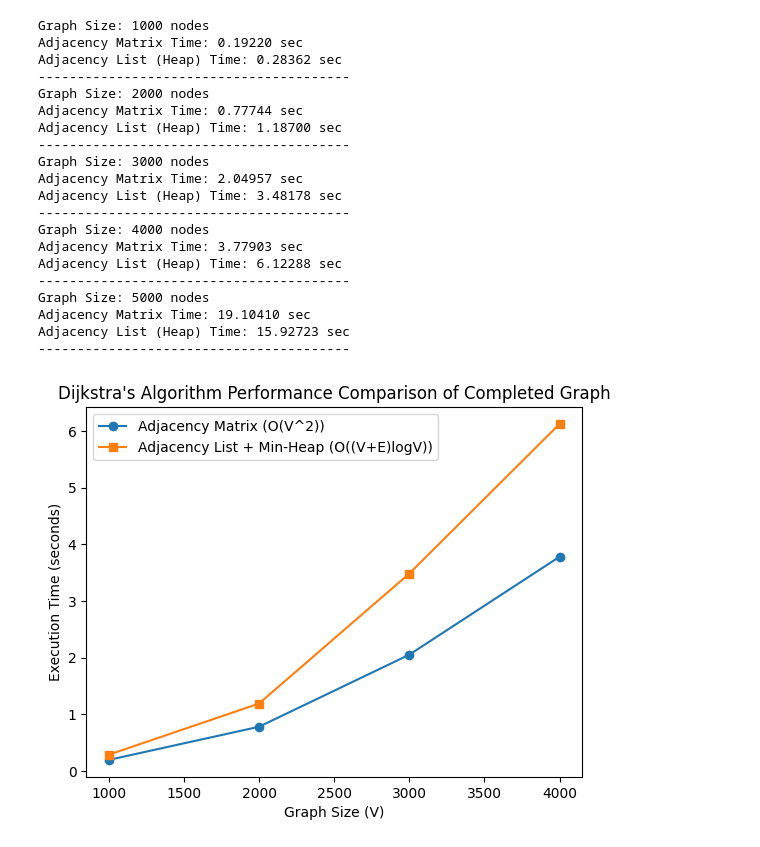
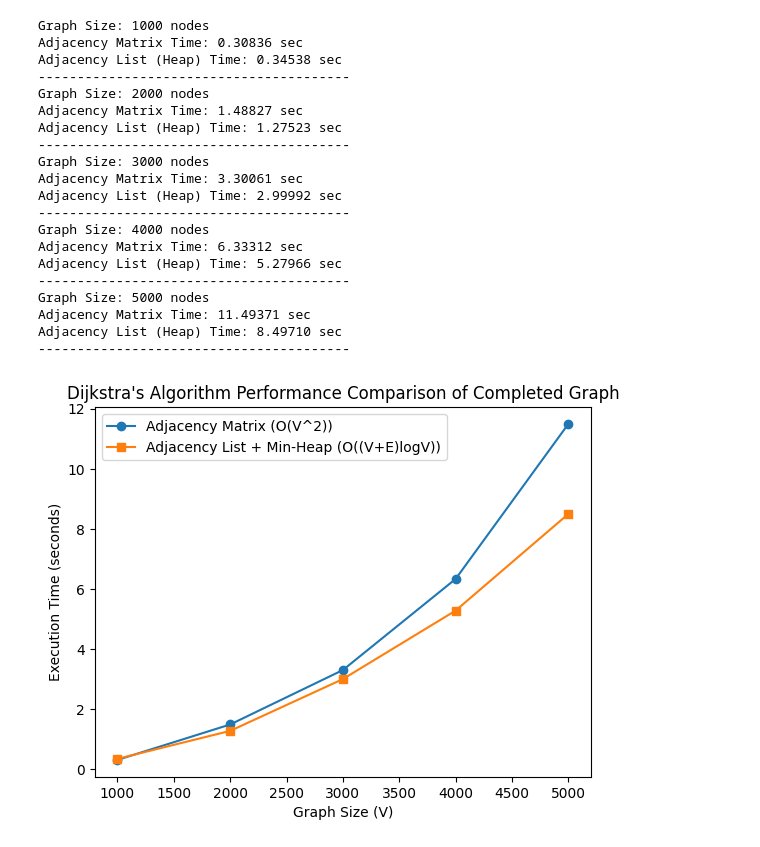
Before and after one commit to Saltykub/SC2001, a Jupyter notebook: Lab2/djikcompare.ipynb, the cells around one changed output. Saved outputs shown, nothing was run; the diff lists cells and outputs as text; code cells hidden in the pictures.

Commit message:
added a few more data points, fixed 5000 datapoint for completed graph issue

```diff
--- a/Lab2/djikcompare.ipynb
+++ b/Lab2/djikcompare.ipynb
@@ -10,7 +10,7 @@ import matplotlib.pyplot as plt
 random.seed(123)
 
 # different edge same node
-sizes = [1000, 2000, 5000, 10000, 15000]
+sizes = [1000, 2000, 5000, 10000, 15000,20000,25000]
 graph_data = []
 for i in sizes:
     G,WG = gen_connected_graph(1000,i)
@@ -19,7 +19,7 @@ for i in sizes:
 results = []
 for idx,size in enumerate(sizes):
     g = graph_data[idx]
-    _matrix = adj_martix(1000,g)
+    _matrix = adj_matrix(1000,g)
     _list = adj_list(1000,g)
 
     # Run Adjacency Matrix Version
@@ -75,7 +70,7 @@ plt.show()
 # different node same edge
 random.seed(123)
 
-sizes2 = [1000, 2000, 5000, 10000, 15000]
+sizes2 = [1000, 2000, 5000, 10000, 15000,20000,25000]
 graph_data2 = []
 for i in sizes2:
     G,WG = gen_connected_graph(i,15000)
@@ -84,7 +79,7 @@ for i in sizes2:
 results2 = []
 for idx,size in enumerate(sizes2):
     g = graph_data[idx]
-    _matrix = adj_martix(size,g)
+    _matrix = adj_matrix(size,g)
     _list = adj_list(size,g)
 
     # Run Adjacency Matrix Version
@@ -167,7 +147,7 @@ Adjacency List (Heap) Time: 0.01190 sec
 results3 = []
 for idx,size in enumerate(sizes3):
     g = graph_data3[idx]
-    _matrix = adj_martix(size,g)
+    _matrix = adj_matrix(size,g)
     _list = adj_list(size,g)
 
     # Run Adjacency Matrix Version
@@ -187,42 +167,42 @@ for idx,size in enumerate(sizes3):
     print("-" * 40)
 # %% [output]
 Graph Size: 1000 nodes
-Adjacency Matrix Time: 0.19220 sec
-Adjacency List (Heap) Time: 0.28362 sec
+Adjacency Matrix Time: 0.30836 sec
+Adjacency List (Heap) Time: 0.34538 sec
 ----------------------------------------
 Graph Size: 2000 nodes
-Adjacency Matrix Time: 0.77744 sec
-Adjacency List (Heap) Time: 1.18700 sec
+Adjacency Matrix Time: 1.48827 sec
+Adjacency List (Heap) Time: 1.27523 sec
 ----------------------------------------
 Graph Size: 3000 nodes
-Adjacency Matrix Time: 2.04957 sec
-Adjacency List (Heap) Time: 3.48178 sec
+Adjacency Matrix Time: 3.30061 sec
+Adjacency List (Heap) Time: 2.99992 sec
 ----------------------------------------
 Graph Size: 4000 nodes
-Adjacency Matrix Time: 3.77903 sec
-Adjacency List (Heap) Time: 6.12288 sec
+Adjacency Matrix Time: 6.33312 sec
+Adjacency List (Heap) Time: 5.27966 sec
 ----------------------------------------
 Graph Size: 5000 nodes
-Adjacency Matrix Time: 19.10410 sec
-Adjacency List (Heap) Time: 15.92723 sec
+Adjacency Matrix Time: 11.49371 sec
+Adjacency List (Heap) Time: 8.49710 sec
 ----------------------------------------
 # %%
 new_result = []
 for idx,i in enumerate(results3):
-    if(idx == 4): break
-    new_result.append(i)
+     # if(idx == 4): break
+     new_result.append(i)
 
 # I remove the 5000 graph since it might be bug
-sizes, matrix_times, heap_times = zip(*new_result)
-plt.plot(sizes, matrix_times, label="Adjacency Matrix (O(V^2))", marker="o")
-plt.plot(sizes, heap_times, label="Adjacency List + Min-Heap (O((V+E)logV))", marker="s")
+sizes3, matrix_times, heap_times = zip(*new_result)
+plt.plot(sizes3, matrix_times, label="Adjacency Matrix (O(V^2))", marker="o")
+plt.plot(sizes3, heap_times, label="Adjacency List + Min-Heap (O((V+E)logV))", marker="s")
 plt.xlabel("Graph Size (V)")
 plt.ylabel("Execution Time (seconds)")
 plt.legend()
 plt.title("Dijkstra's Algorithm Performance Comparison of Completed Graph")
 plt.show()
 # %% [output]
-[figure, old version]
+[figure, new version]
 # %%
 # def generate_graph(V, density=0.3):
 #     """ Generates a random weighted graph as both adjacency matrix and adjacency list """
```
Also changed, not shown: parts of 5 cells of this notebook.
